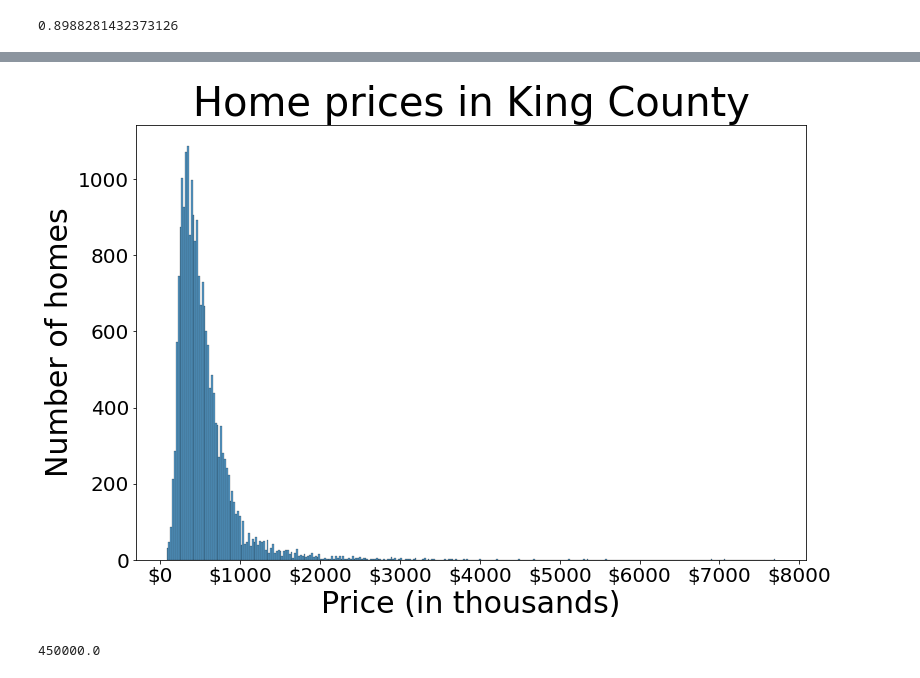
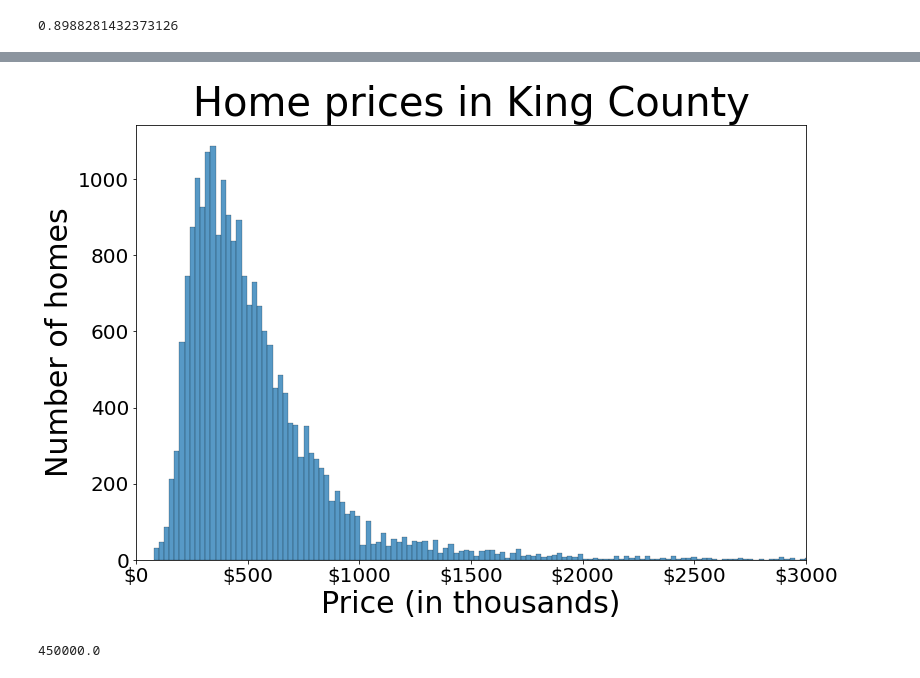
Before and after one commit to NicholasIndorf/KingCountyHousingSaleModel, a Jupyter notebook: Project2TemplateNick.ipynb, the cells around one changed output, grey strips where cells are left out. Drawn from its saved outputs; the diff is of its cells as text; code cells hidden in the pictures.

```diff
--- a/Project2TemplateNick.ipynb
+++ b/Project2TemplateNick.ipynb
@@ -219,17 +235,17 @@ data.drop(columns='view', inplace=True)
 # %%
 #here we have the new distribution of home prices in the data set
 fig, ax = plt.subplots(figsize= (12,8))
 ax = sns.histplot(data["price"]/1000)
 
 ax.set_title("Home prices in King County",fontsize=40)
 ax.set_xlabel("Price (in thousands)",fontsize=30)
 ax.set_ylabel("Number of homes",fontsize=30)
 ax.tick_params(labelsize=20)
-ax.x
+ax.set_xlim([0,3000])
 ax.xaxis.set_major_formatter('${x:1.0f}')
-plt.savefig("House_prices.png")
+plt.savefig("images/House_prices.png")
 # %% [output]
-[figure, old version]
+[figure, new version]
 # %%
 # median house sale price
 data['price'].median()
```
Also changed, not shown: parts of 26 cells of this notebook, 4 other files.
